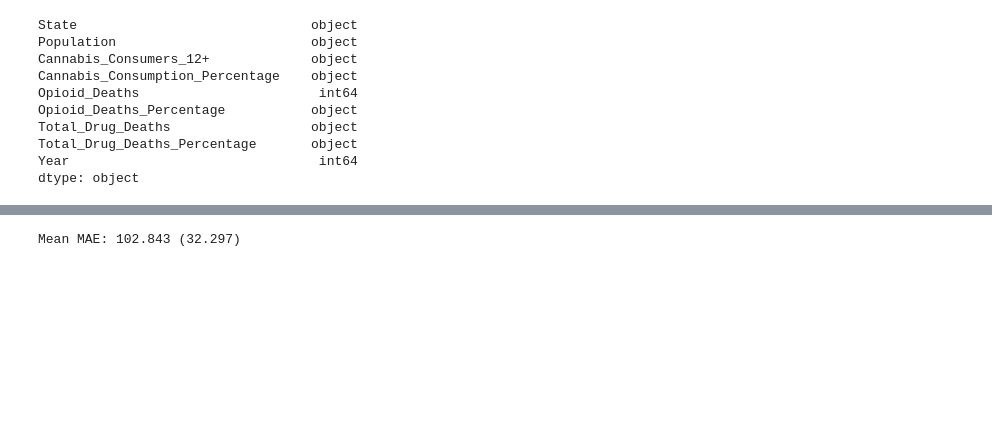
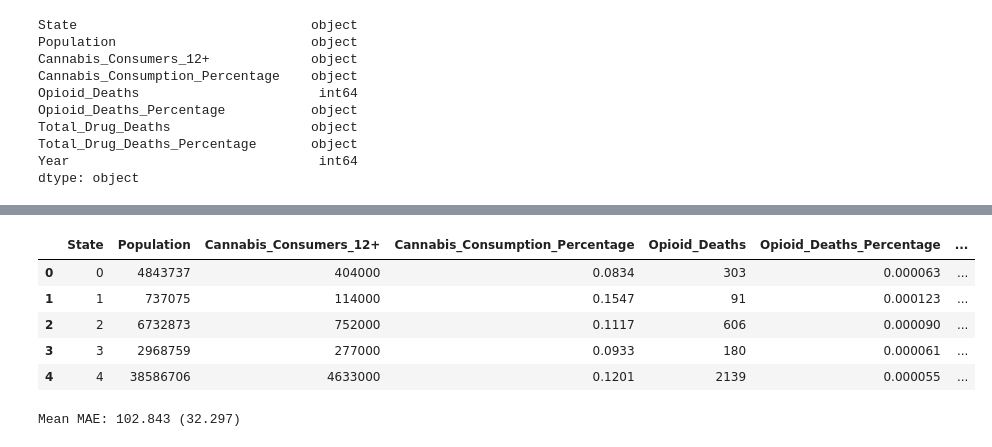
Before and after one commit to JohnWLandeen/Group_Project, a Jupyter notebook: XGBoost_revised_percap_set.ipynb, the cells around one changed output, grey strips where cells are left out. Cells and saved outputs as stored; diff of their text form; code cells hidden in the pictures; blank space fills up the shorter version.

```diff
--- a/XGBoost_revised_percap_set.ipynb
+++ b/XGBoost_revised_percap_set.ipynb
@@ -179,3 +137,12 @@ data
+# %%
+data.head()
+# %% [output]
+|  | State | Population | Cannabis_Consumers_12+ | Cannabis_Consumption_Percentage | Opioid_Deaths | Opioid_Deaths_Percentage | ... |
+| 0 | 0 | 4843737 | 404000 | 0.0834 | 303 | 0.000063 | ... |
+| 1 | 1 | 737075 | 114000 | 0.1547 | 91 | 0.000123 | ... |
+| 2 | 2 | 6732873 | 752000 | 0.1117 | 606 | 0.000090 | ... |
+| 3 | 3 | 2968759 | 277000 | 0.0933 | 180 | 0.000061 | ... |
+| 4 | 4 | 38586706 | 4633000 | 0.1201 | 2139 | 0.000055 | ... |
 # %%
 # XGBOOST
 # %%
```
Also changed, not shown: parts of 22 cells of this notebook.
